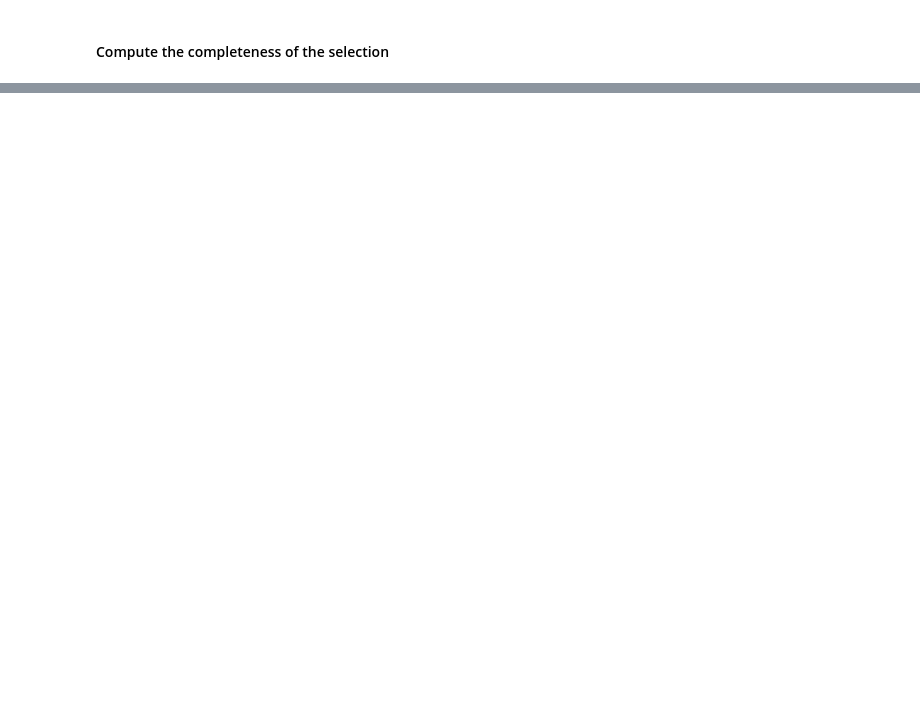
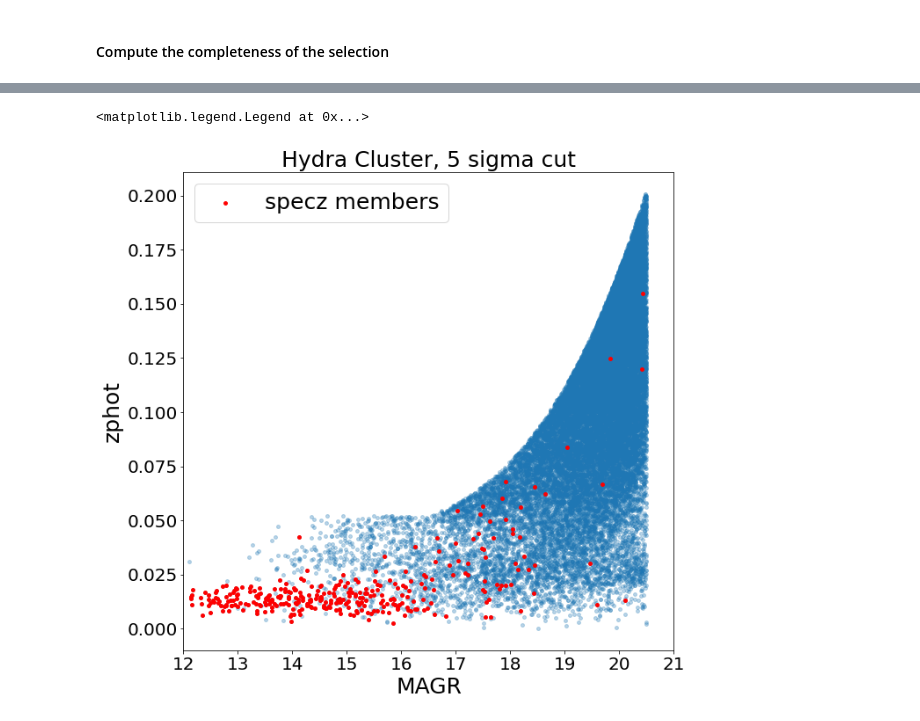
Before and after one commit to 4MOST-CHANCES/Low-z-TS-photo-z_selection_Hydra, a Jupyter notebook: photoz-selection.ipynb, the cells around one changed output, grey strips where cells are left out. Cells and saved outputs as stored; diff of their text form; code cells hidden in the pictures; blank space fills up the shorter version.

```diff
--- a/photoz-selection.ipynb
+++ b/photoz-selection.ipynb
@@ -256,0 +374,4 @@ completeness = 0.974
+# %%
+final_catalogue = pd.read_csv("tables-photometric/Hydra_Catalogue_SpecZ_Crossmatch.csv")
+# %%
+zspec = final_catalogue["z"]
@@ -256,0 +385,18 @@ completeness = 0.974
+# %%
+fontsize = 25
+labelsize = 20
+# %%
+fig = plt.figure(figsize=(10, 10))
+#ax1 = fig.add_subplot(221)
+plt.scatter(final_catalogue['RMAG'],final_catalogue['zml'],  alpha=0.3, s=15)
+plt.scatter(final_catalogue['RMAG'][mask_plot],final_catalogue['zml'][mask_plot], s=15 , c= 'r', label = 'specz members')
+plt.xlabel('MAGR',fontsize=fontsize)
+plt.ylabel('zphot', fontsize=fontsize)
+plt.xlim(12, 21)
+plt.title("Hydra Cluster, 5 sigma cut", fontsize=fontsize)
+plt.yticks(fontsize=labelsize)
+plt.xticks(fontsize=labelsize)
+plt.legend(fontsize=fontsize)
+# %% [output]
+<matplotlib.legend.Legend at 0x...>
+[figure, added]
```
Also changed, not shown: parts of 30 cells of this notebook.
